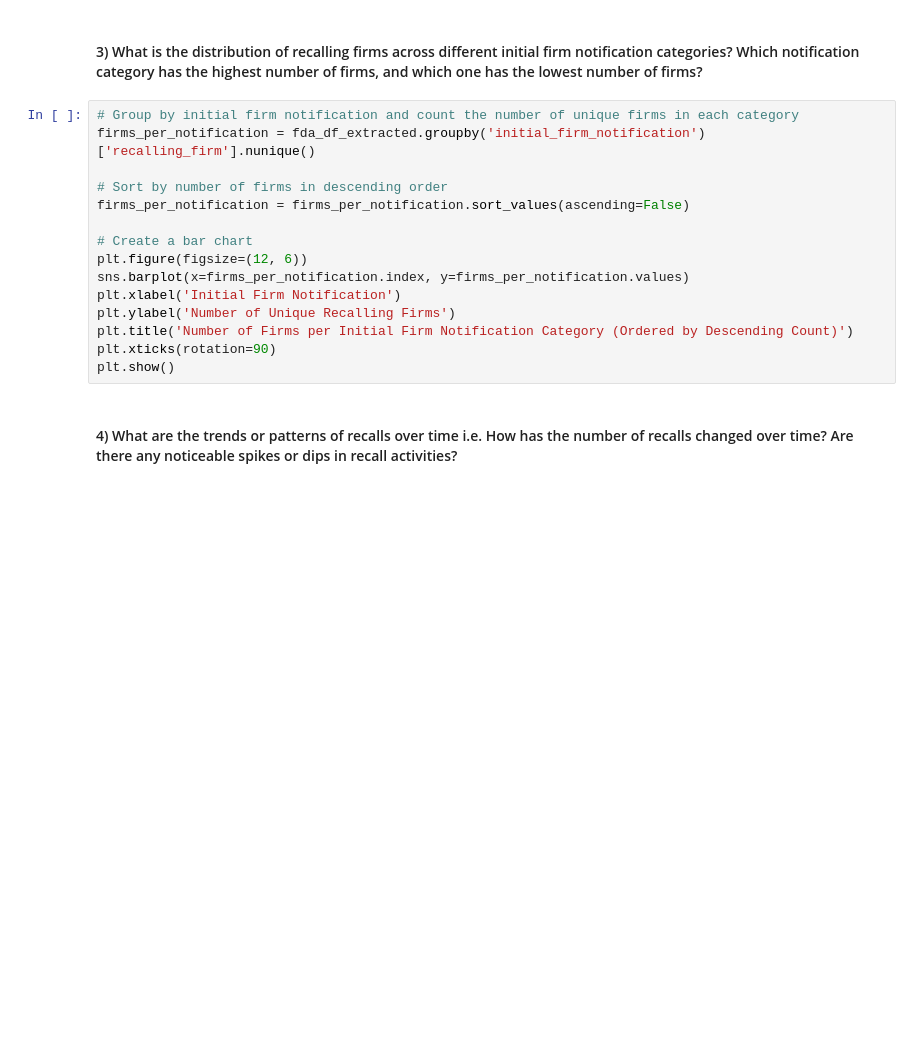
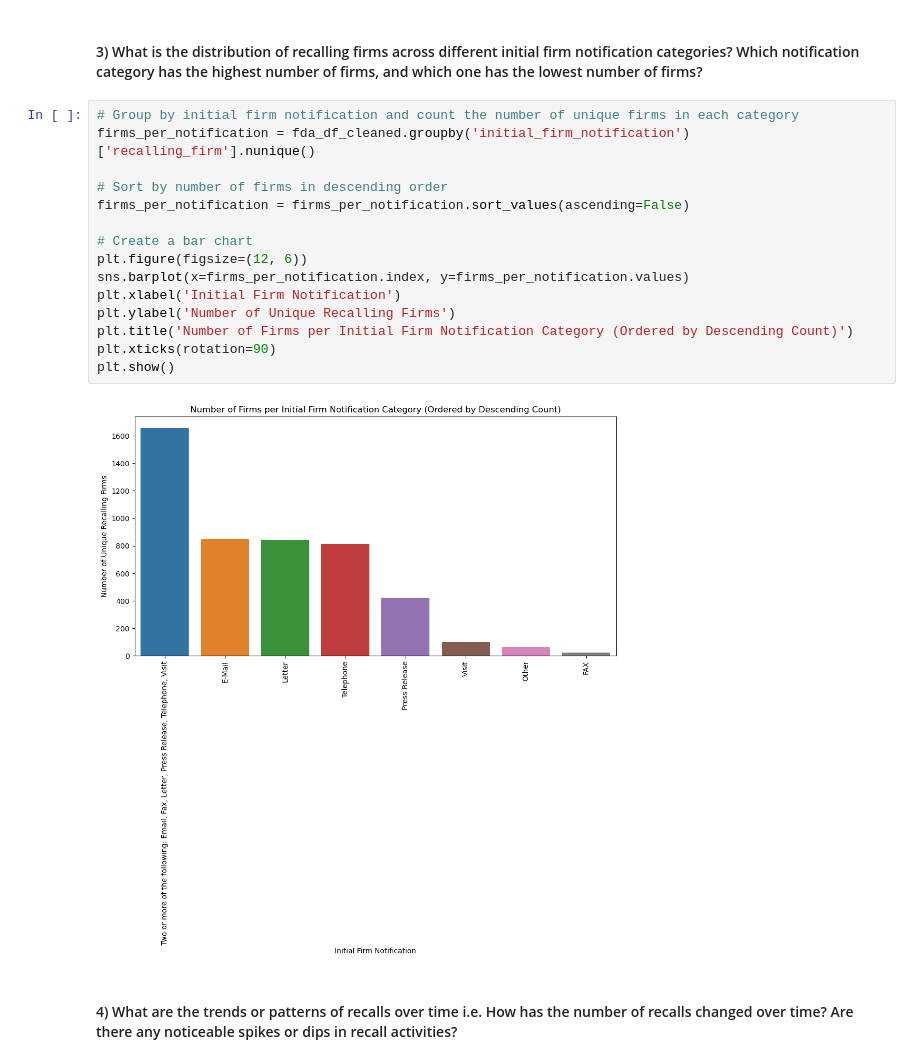
Before and after one commit to Subash2409/pheonix, a Jupyter notebook: x22163549_Ashlyn_fda_extraction_preprocessing_visualization_loading.ipynb, the cells around one changed output. Cells and saved outputs as stored; diff of their text form; blank space fills up the shorter version.

```diff
--- a/x22163549_Ashlyn_fda_extraction_preprocessing_visualization_loading.ipynb
+++ b/x22163549_Ashlyn_fda_extraction_preprocessing_visualization_loading.ipynb
@@ -239,19 +392,21 @@ plt.show()
 #### 3) What is the distribution of recalling firms across different initial firm notification categories? Which notification category has the highest number of firms, and which one has the lowest number of firms?
 # %%
 # Group by initial firm notification and count the number of unique firms in each category
-firms_per_notification = fda_df_extracted.groupby('initial_firm_notification')['recalling_firm'].nunique()
+firms_per_notification = fda_df_cleaned.groupby('initial_firm_notification')['recalling_firm'].nunique()
 
 # Sort by number of firms in descending order
 firms_per_notification = firms_per_notification.sort_values(ascending=False)
 
 # Create a bar chart
 plt.figure(figsize=(12, 6))
 sns.barplot(x=firms_per_notification.index, y=firms_per_notification.values)
 plt.xlabel('Initial Firm Notification')
 plt.ylabel('Number of Unique Recalling Firms')
 plt.title('Number of Firms per Initial Firm Notification Category (Ordered by Descending Count)')
 plt.xticks(rotation=90)
 plt.show()
+# %% [output]
+[figure, added]
 # %% [markdown]
 #### 4) What are the trends or patterns of recalls over time i.e. How has the number of recalls changed over time? Are there any noticeable spikes or dips in recall activities?
 # %%
```
Also changed, not shown: parts of 23 cells of this notebook.
